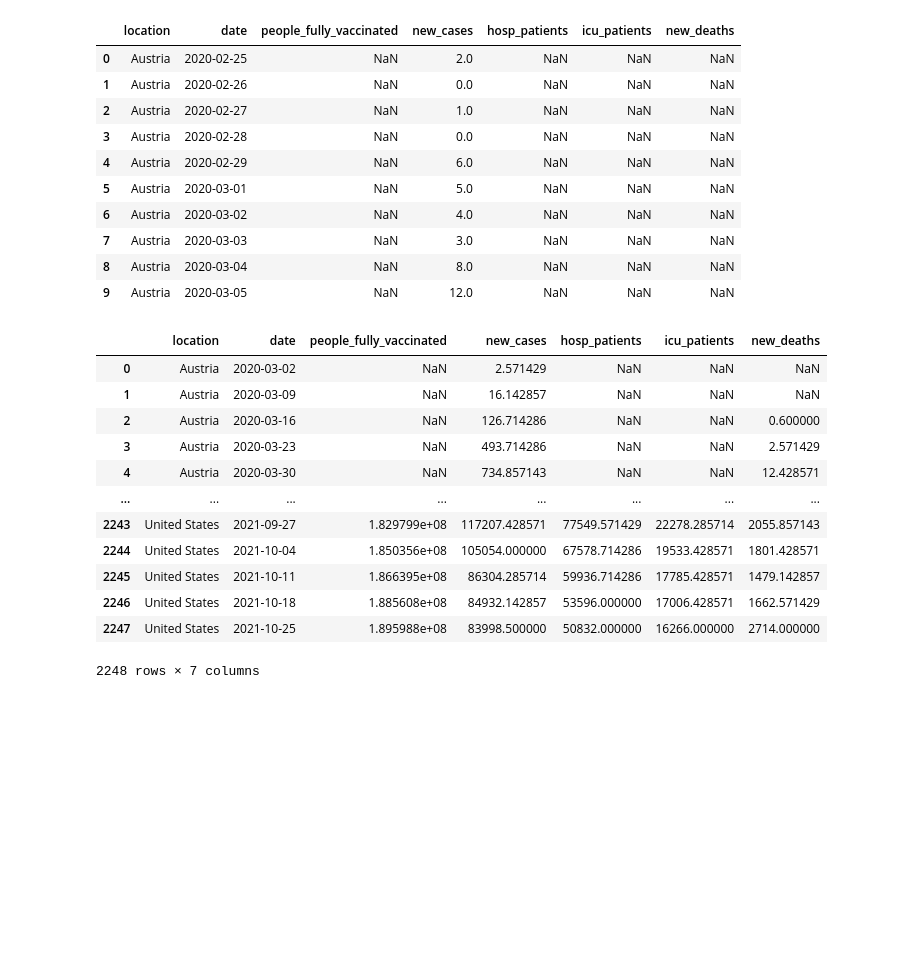
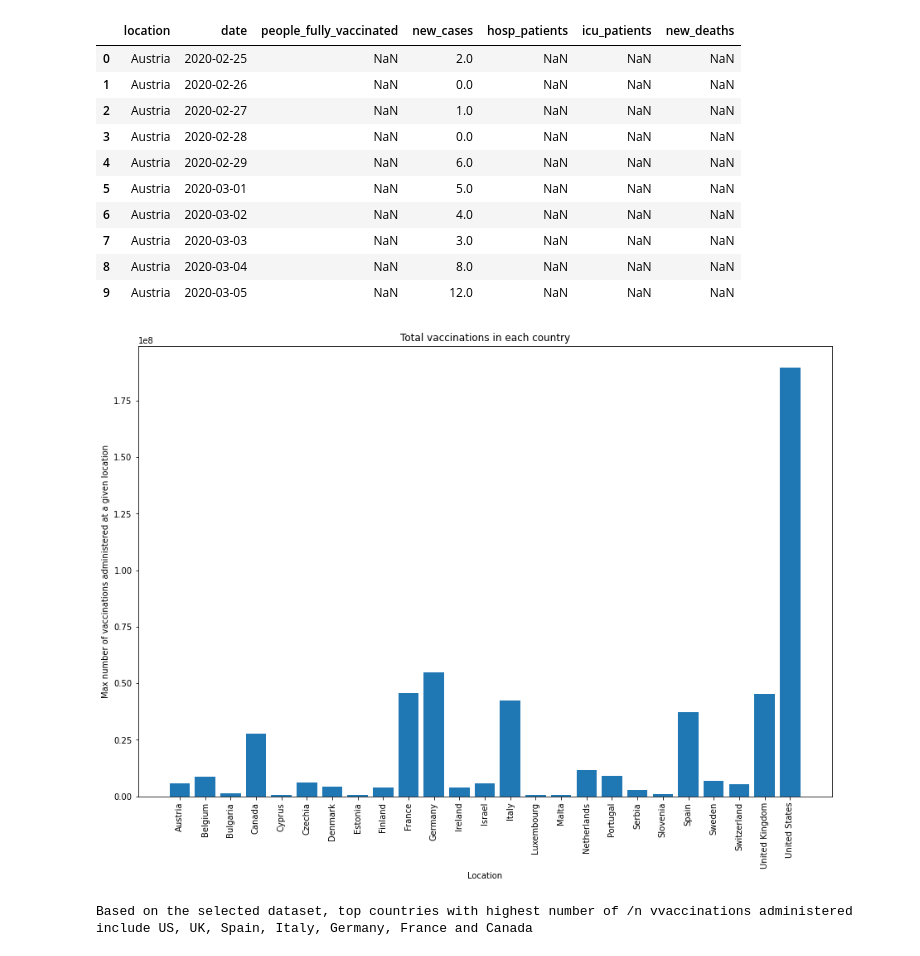
Before and after one commit to Waltontan/Project_Covid, a Jupyter notebook: q2-cleaning.ipynb, the cells around one changed output. Cells and saved outputs as stored; diff of their text form; code cells hidden in the pictures; blank space fills up the shorter version.

Commit message:
preliminary graphs

```diff
--- a/q2-cleaning.ipynb
+++ b/q2-cleaning.ipynb
@@ -157,25 +157,3 @@ df1.head(10)
 | 7 | Austria | 2020-03-03 | NaN | 3.0 | NaN | NaN | NaN |
 | 8 | Austria | 2020-03-04 | NaN | 8.0 | NaN | NaN | NaN |
 | 9 | Austria | 2020-03-05 | NaN | 12.0 | NaN | NaN | NaN |
-# %%
-#groupby week and location
-
-df1_week = df1.groupby(['location', pd.Grouper(key='date', freq='W-MON')]).mean().reset_index().sort_values(['location', 'date'])
-
-# df1_week = df1.groupby(['location', pd.Grouper(key='date', freq='W-MON')])
-
-df1_week
-# %% [output]
-|  | location | date | people_fully_vaccinated | new_cases | hosp_patients | icu_patients | new_deaths |
-| 0 | Austria | 2020-03-02 | NaN | 2.571429 | NaN | NaN | NaN |
-| 1 | Austria | 2020-03-09 | NaN | 16.142857 | NaN | NaN | NaN |
-| 2 | Austria | 2020-03-16 | NaN | 126.714286 | NaN | NaN | 0.600000 |
-| 3 | Austria | 2020-03-23 | NaN | 493.714286 | NaN | NaN | 2.571429 |
-| 4 | Austria | 2020-03-30 | NaN | 734.857143 | NaN | NaN | 12.428571 |
-| ... | ... | ... | ... | ... | ... | ... | ... |
-| 2243 | United States | 2021-09-27 | 1.829799e+08 | 117207.428571 | 77549.571429 | 22278.285714 | 2055.857143 |
-| 2244 | United States | 2021-10-04 | 1.850356e+08 | 105054.000000 | 67578.714286 | 19533.428571 | 1801.428571 |
-| 2245 | United States | 2021-10-11 | 1.866395e+08 | 86304.285714 | 59936.714286 | 17785.428571 | 1479.142857 |
-| 2246 | United States | 2021-10-18 | 1.885608e+08 | 84932.142857 | 53596.000000 | 17006.428571 | 1662.571429 |
-| 2247 | United States | 2021-10-25 | 1.895988e+08 | 83998.500000 | 50832.000000 | 16266.000000 | 2714.000000 |
-2248 rows × 7 columns
@@ -189,0 +160,24 @@ new_deaths = df1_week["new_deaths"]
+# %%
+#Bar chart to show total number of vaccinations administered in a country
+df1_grouped_location = df1.groupby(["location"]).max()
+
+countries = df1["location"].unique()
+total_vaccinations = df1_grouped_location["people_fully_vaccinated"]
+
+plt.figure(figsize=(15,10))
+plt.bar(countries,total_vaccinations)
+plt.xticks(rotation="vertical")
+
+# Set a Title and labels
+plt.title("Total vaccinations in each country")
+plt.xlabel("Location")
+plt.ylabel("Max number of vaccinations administered at a given location")
+
+# Save our graph and show the grap
+plt.savefig("Output_Images/vaccinations_vs_location.png")
+plt.show()
+
+print(f"Based on the selected dataset, top countries with highest number of /n vvaccinations administered include US, UK, Spain, Italy, Germany, France and Canada")
+# %% [output]
+[figure, added]
+Based on the selected dataset, top countries with highest number of /n vvaccinations administered include US, UK, Spain, Italy, Germany, France and Canada
```
Also changed, not shown: parts of 24 cells of this notebook, 7 other files.
